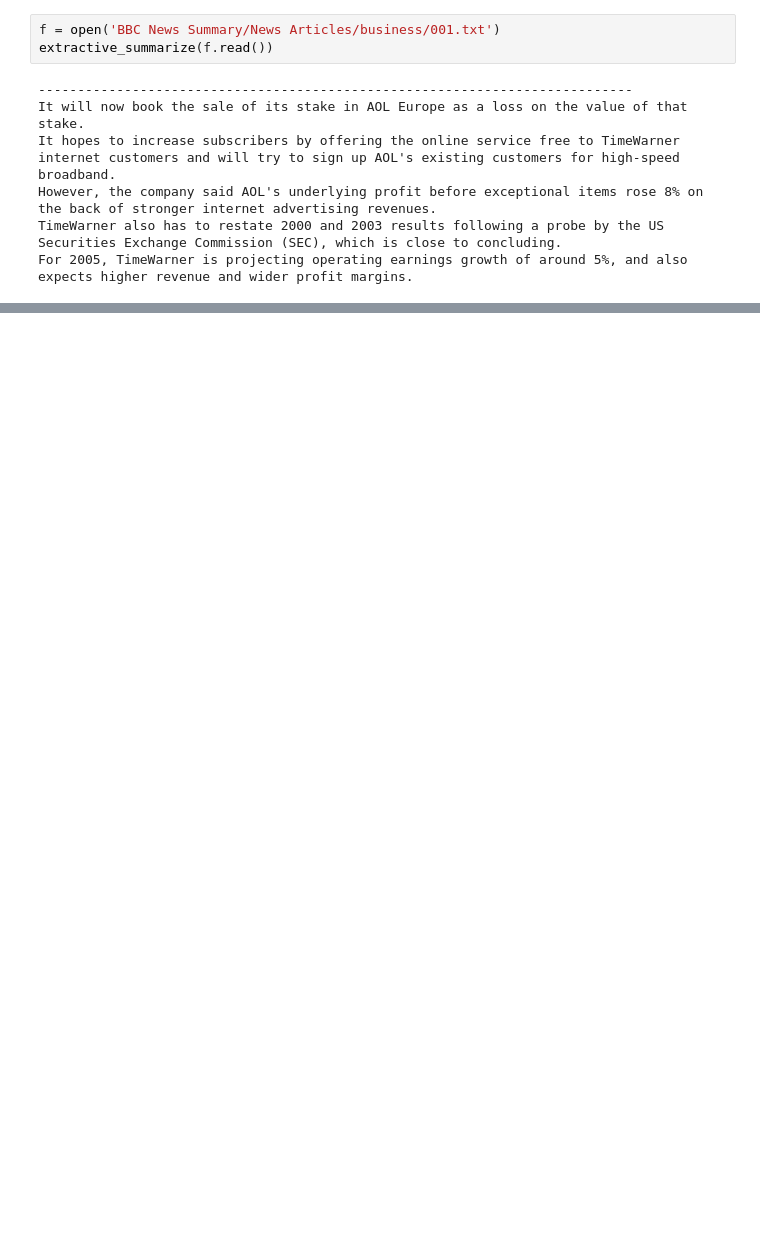
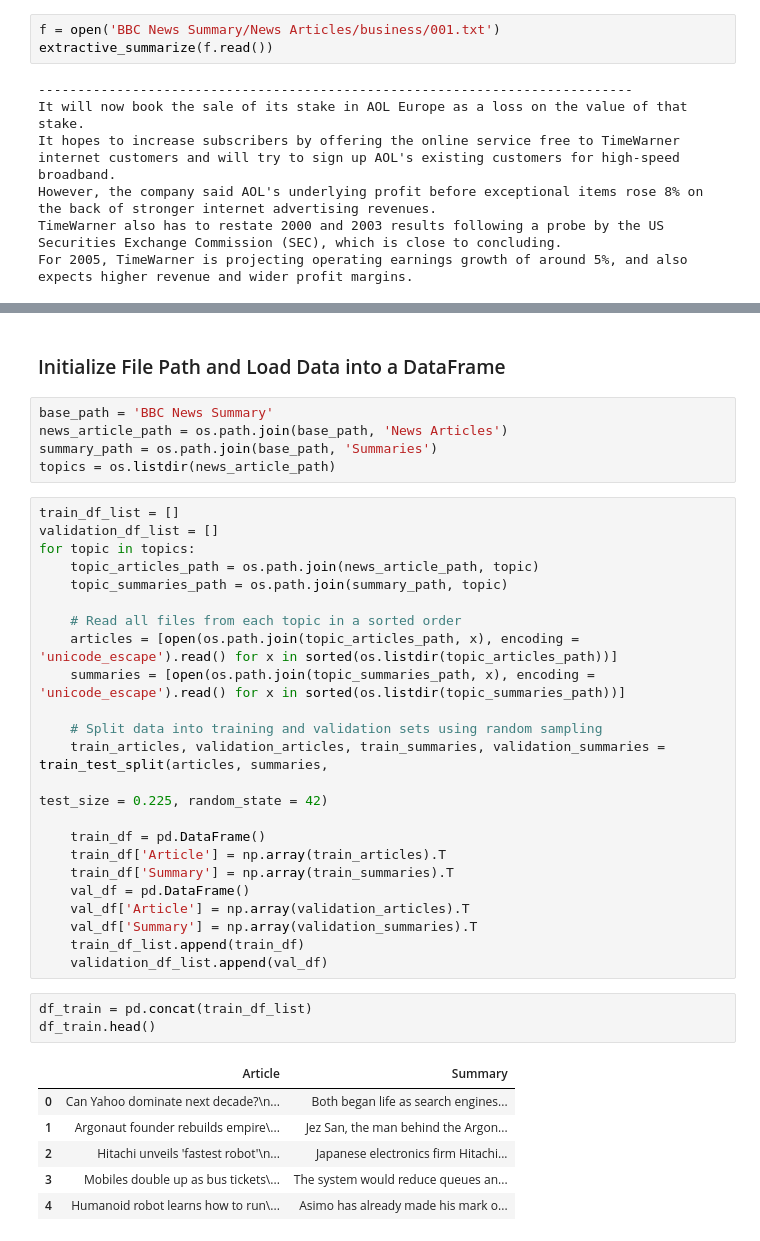
Before and after one commit to SAR2652/News-Text-Summarization, a Jupyter notebook: BBC_News_Text_Summarization.ipynb, the cells around one changed output, grey strips where cells are left out. Drawn from its saved outputs; the diff is of its cells as text; blank space fills up the shorter version.

```diff
--- a/BBC_News_Text_Summarization.ipynb
+++ b/BBC_News_Text_Summarization.ipynb
@@ -148,0 +205,40 @@ For 2005, TimeWarner is projecting operating earnings growth of around 5%, and a
+# %% [markdown]
+### Initialize File Path and Load Data into a DataFrame
+# %%
+base_path = 'BBC News Summary'
+news_article_path = os.path.join(base_path, 'News Articles')
+summary_path = os.path.join(base_path, 'Summaries')
+topics = os.listdir(news_article_path)
+# %%
+train_df_list = []
+validation_df_list = []
+for topic in topics:
+    topic_articles_path = os.path.join(news_article_path, topic)
+    topic_summaries_path = os.path.join(summary_path, topic)
+
+    # Read all files from each topic in a sorted order
+    articles = [open(os.path.join(topic_articles_path, x), encoding = 'unicode_escape').read() for x in sorted(os.listdir(topic_articles_path))]
+    summaries = [open(os.path.join(topic_summaries_path, x), encoding = 'unicode_escape').read() for x in sorted(os.listdir(topic_summaries_path))]
+
+    # Split data into training and validation sets using random sampling
+    train_articles, validation_articles, train_summaries, validation_summaries = train_test_split(articles, summaries,
+                                                                                                  test_size = 0.225, random_state = 42)
+
+    train_df = pd.DataFrame()
+    train_df['Article'] = np.array(train_articles).T
+    train_df['Summary'] = np.array(train_summaries).T
+    val_df = pd.DataFrame()
+    val_df['Article'] = np.array(validation_articles).T
+    val_df['Summary'] = np.array(validation_summaries).T
+    train_df_list.append(train_df)
+    validation_df_list.append(val_df)
+# %%
+df_train = pd.concat(train_df_list)
+df_train.head()
+# %% [output]
+|  | Article | Summary |
+| 0 | Can Yahoo dominate next decade?\n... | Both began life as search engines... |
+| 1 | Argonaut founder rebuilds empire\... | Jez San, the man behind the Argon... |
+| 2 | Hitachi unveils 'fastest robot'\n... | Japanese electronics firm Hitachi... |
+| 3 | Mobiles double up as bus tickets\... | The system would reduce queues an... |
+| 4 | Humanoid robot learns how to run\... | Asimo has already made his mark o... |
```
Also changed, not shown: parts of 54 cells of this notebook.
